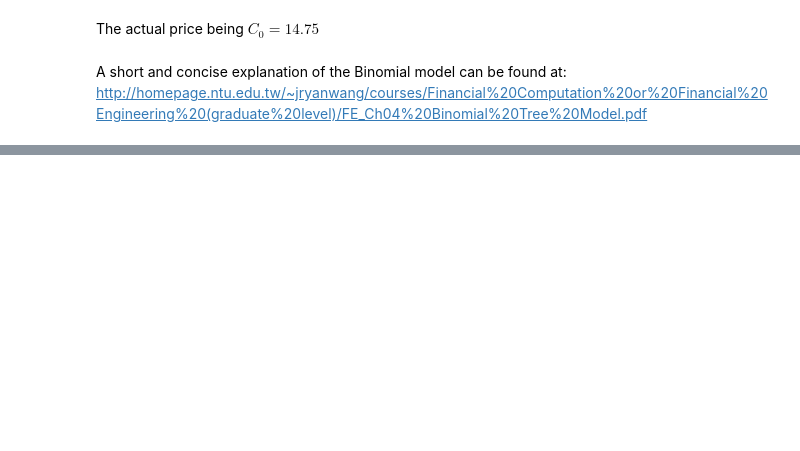
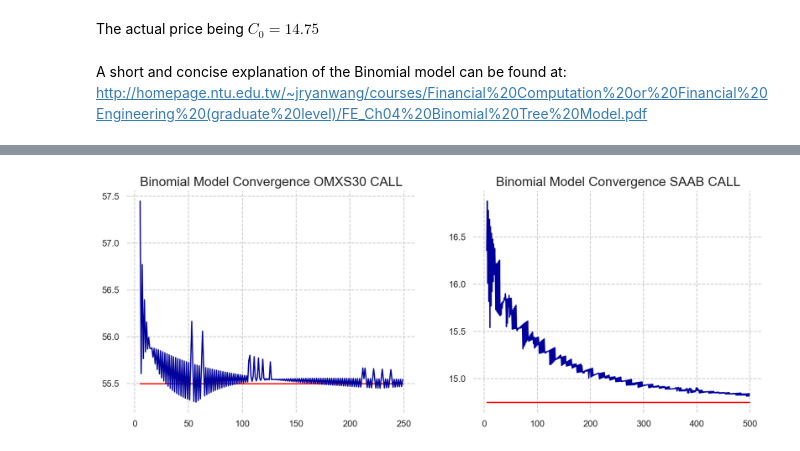
Before and after one commit to Sinbad-The-Sailor/Financial-Mathematics-Notebooks, a Jupyter notebook: options_pricing_binomial.ipynb, the cells around one changed output, grey strips where cells are left out. Cells and saved outputs as stored; diff of their text form; code cells hidden in the pictures; blank space fills up the shorter version.

```diff
--- a/options_pricing_binomial.ipynb
+++ b/options_pricing_binomial.ipynb
@@ -226,0 +243,14 @@ http://homepage.ntu.edu.tw/~jryanwang/courses/Financial%20Computation%20or%20Fin
+# %%
+fig, axs = plt.subplots(1,2)
+axs[0].plot(steps, len(steps)*[55.50], color='red')
+axs[0].plot(steps, prices)
+axs[0].set_title("Binomial Model Convergence OMXS30 CALL", fontsize=16)
+axs[0].set_frame_on(False)
+axs[1].set_frame_on(False)
+axs[1].plot(steps_american, 495*[14.75], color='red')
+axs[1].plot(steps_american, prices_american)
+axs[1].set_title("Binomial Model Convergence SAAB CALL", fontsize=16)
+fig.set_size_inches(14,5)
+plt.show()
+# %% [output]
+[figure, added]
```
Also changed, not shown: parts of 5 cells of this notebook.
